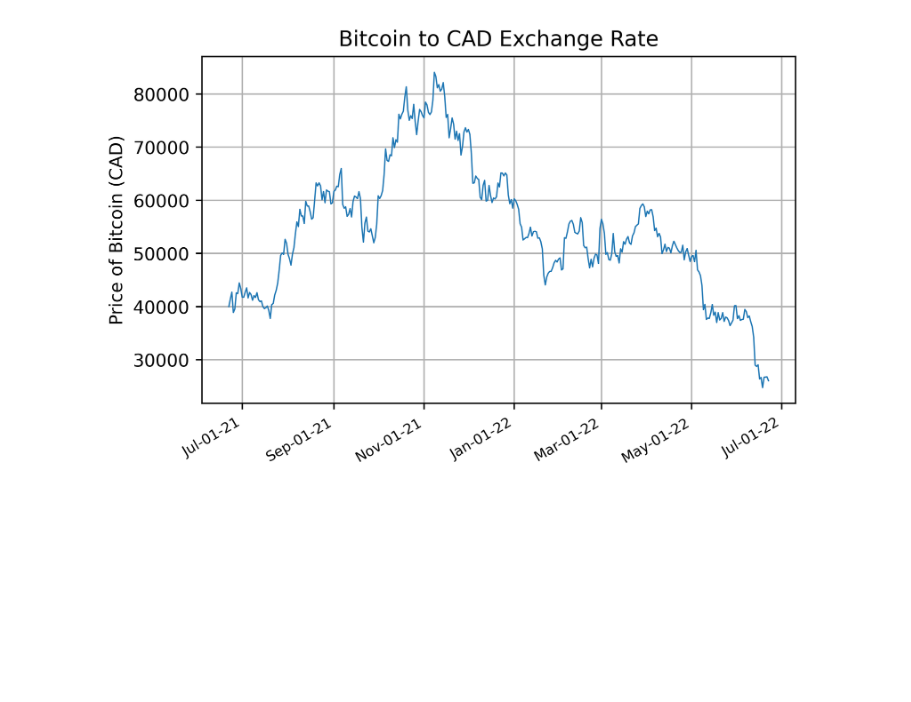
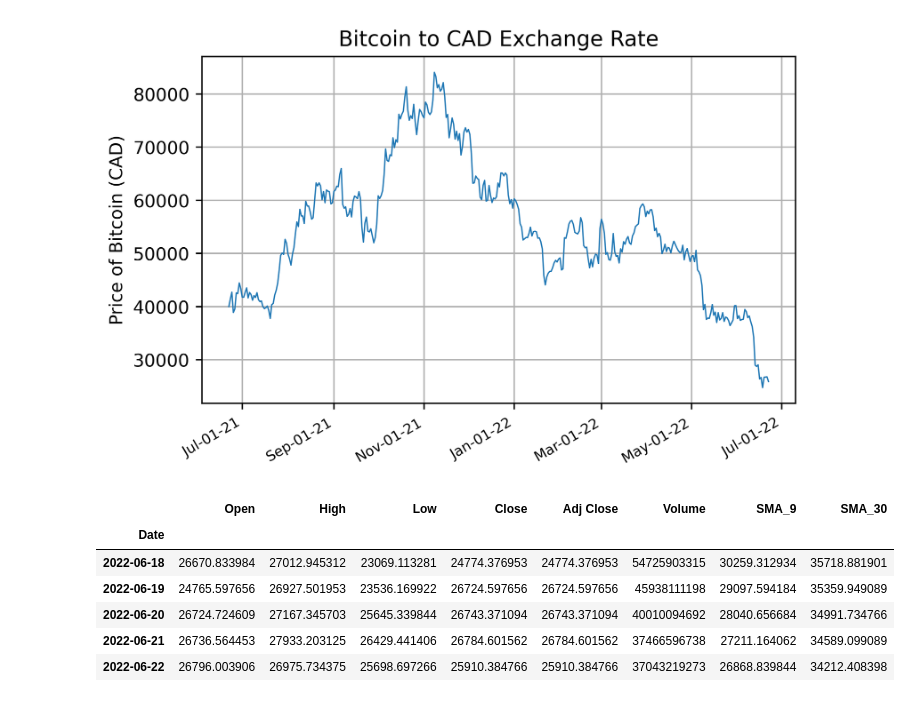
Before and after one commit to jayshah19/CryptoAlgorithm, a Jupyter notebook: CryptoTredingAlgo.ipynb, the cells around one changed output. Saved outputs shown, nothing was run; the diff lists cells and outputs as text; code cells hidden in the pictures; blank space fills up the shorter version.

```diff
--- a/CryptoTredingAlgo.ipynb
+++ b/CryptoTredingAlgo.ipynb
@@ -62,0 +67,10 @@ plt.show()
+# %%
+BTC_CAD.tail()
+# %% [output]
+|  | Open | High | Low | Close | Adj Close | Volume | SMA_9 | SMA_30 |
+| Date |  |  |  |  |  |  |  |  |
+| 2022-06-18 | 26670.833984 | 27012.945312 | 23069.113281 | 24774.376953 | 24774.376953 | 54725903315 | 30259.312934 | 35718.881901 |
+| 2022-06-19 | 24765.597656 | 26927.501953 | 23536.169922 | 26724.597656 | 26724.597656 | 45938111198 | 29097.594184 | 35359.949089 |
+| 2022-06-20 | 26724.724609 | 27167.345703 | 25645.339844 | 26743.371094 | 26743.371094 | 40010094692 | 28040.656684 | 34991.734766 |
+| 2022-06-21 | 26736.564453 | 27933.203125 | 26429.441406 | 26784.601562 | 26784.601562 | 37466596738 | 27211.164062 | 34589.099089 |
+| 2022-06-22 | 26796.003906 | 26975.734375 | 25698.697266 | 25910.384766 | 25910.384766 | 37043219273 | 26868.839844 | 34212.408398 |
```
Also changed, not shown: parts of 13 cells of this notebook.
